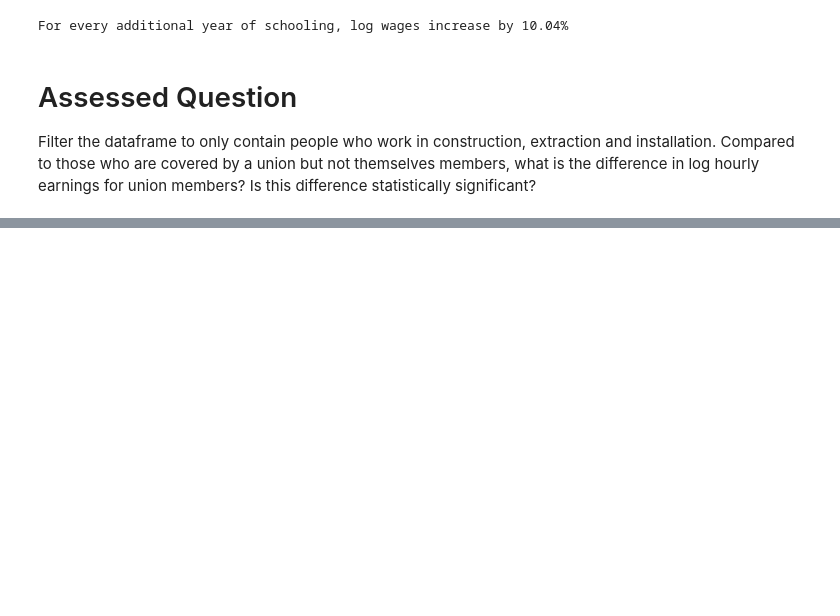
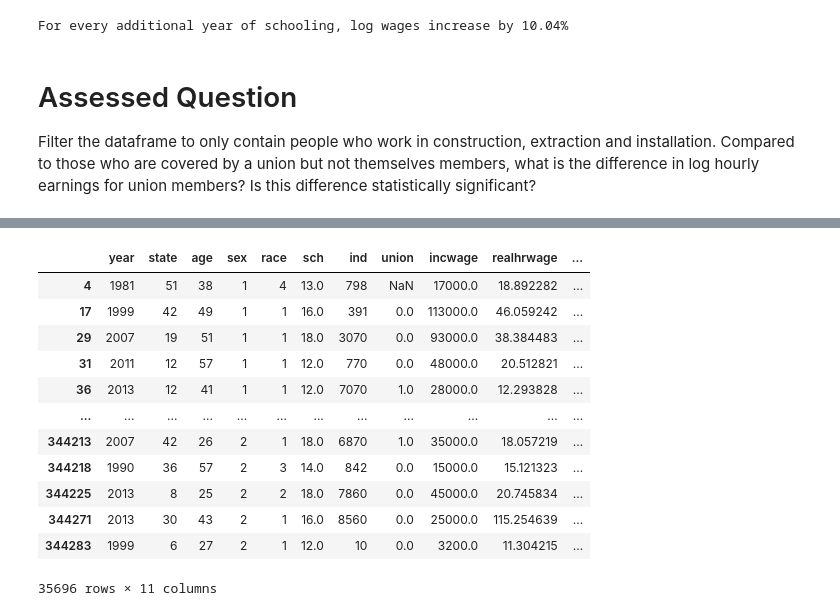
Before and after one commit to katiemarden123/QM2, a Jupyter notebook: notebooks/W07. Linear Regression.ipynb, the cells around one changed output, grey strips where cells are left out. Cells and saved outputs as stored; diff of their text form; code cells hidden in the pictures; blank space fills up the shorter version.

```diff
--- a/notebooks/W07. Linear Regression.ipynb
+++ b/notebooks/W07. Linear Regression.ipynb
@@ -654,0 +602,16 @@ Name: log_realhrwage, dtype: float64
+# %%
+df[df['occupation']=='Managers']
+# %% [output]
+|  | year | state | age | sex | race | sch | ind | union | incwage | realhrwage | ... |
+| 4 | 1981 | 51 | 38 | 1 | 4 | 13.0 | 798 | NaN | 17000.0 | 18.892282 | ... |
+| 17 | 1999 | 42 | 49 | 1 | 1 | 16.0 | 391 | 0.0 | 113000.0 | 46.059242 | ... |
+| 29 | 2007 | 19 | 51 | 1 | 1 | 18.0 | 3070 | 0.0 | 93000.0 | 38.384483 | ... |
+| 31 | 2011 | 12 | 57 | 1 | 1 | 12.0 | 770 | 0.0 | 48000.0 | 20.512821 | ... |
+| 36 | 2013 | 12 | 41 | 1 | 1 | 12.0 | 7070 | 1.0 | 28000.0 | 12.293828 | ... |
+| ... | ... | ... | ... | ... | ... | ... | ... | ... | ... | ... | ... |
+| 344213 | 2007 | 42 | 26 | 2 | 1 | 18.0 | 6870 | 1.0 | 35000.0 | 18.057219 | ... |
+| 344218 | 1990 | 36 | 57 | 2 | 3 | 14.0 | 842 | 0.0 | 15000.0 | 15.121323 | ... |
+| 344225 | 2013 | 8 | 25 | 2 | 2 | 18.0 | 7860 | 0.0 | 45000.0 | 20.745834 | ... |
+| 344271 | 2013 | 30 | 43 | 2 | 1 | 16.0 | 8560 | 0.0 | 25000.0 | 115.254639 | ... |
+| 344283 | 1999 | 6 | 27 | 2 | 1 | 12.0 | 10 | 0.0 | 3200.0 | 11.304215 | ... |
+35696 rows × 11 columns
```
Also changed, not shown: parts of 20 cells of this notebook.
